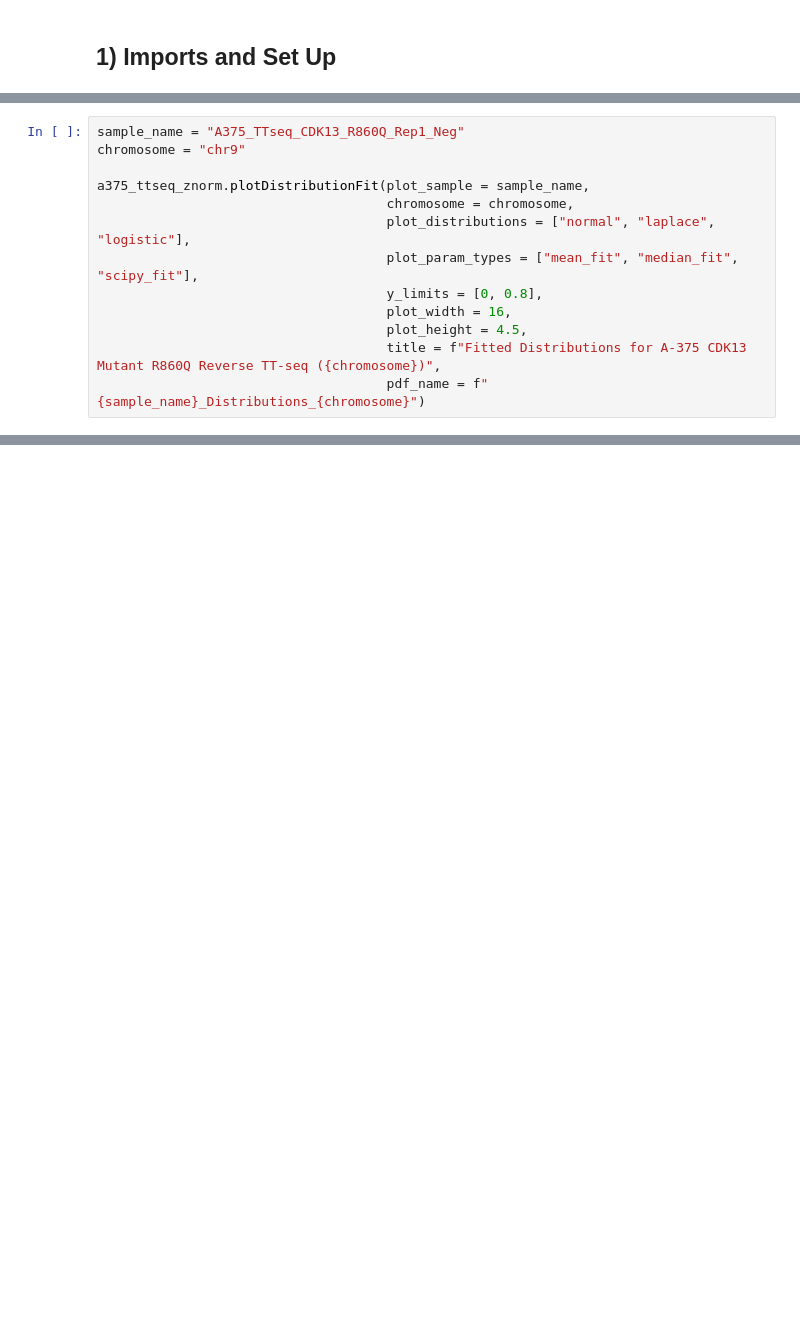
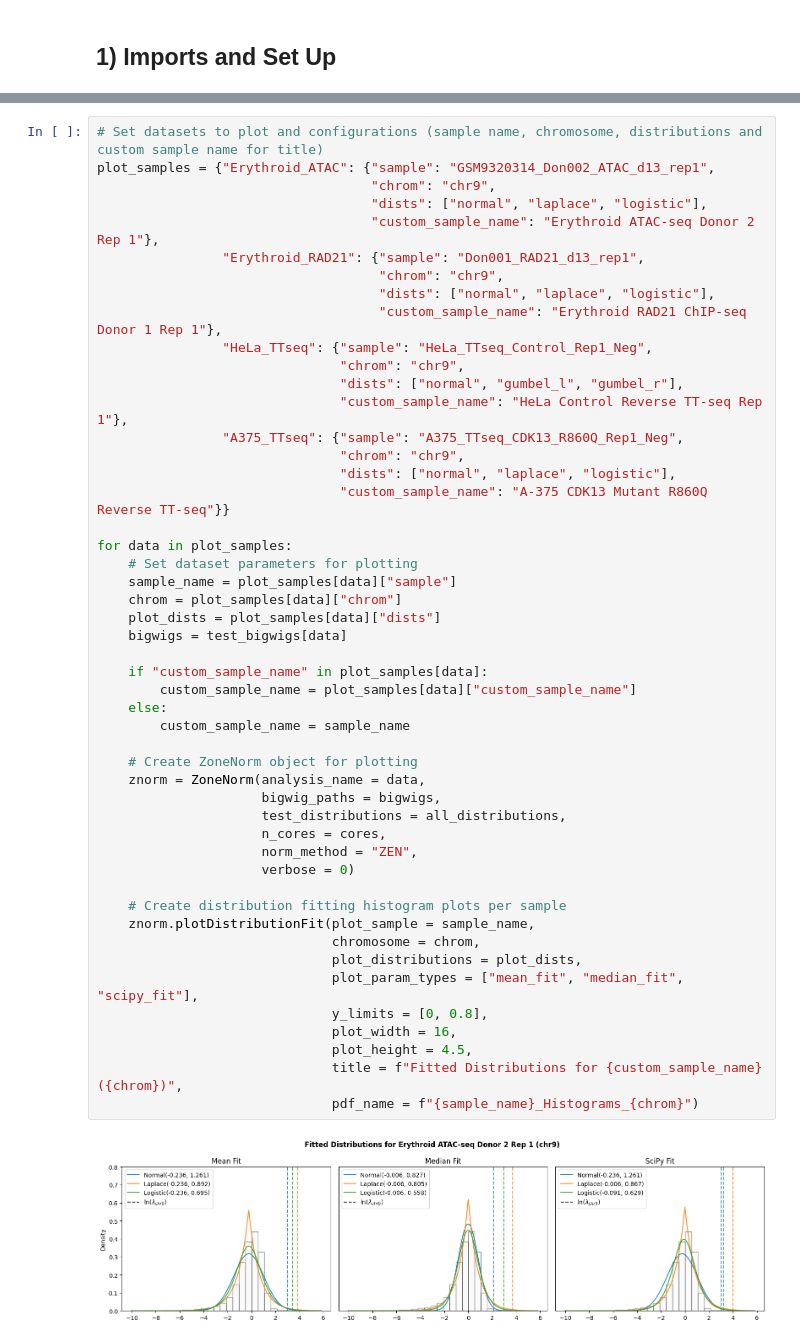
Before and after one commit to Genome-Function-Initiative-Oxford/Zone-Equalisation-Normalisation, a Jupyter notebook: tutorials/supplementary_figures/Supplementary_Figures.ipynb, the cells around one changed output, grey strips where cells are left out. Drawn from its saved outputs; the diff is of its cells as text; blank space fills up the shorter version.

```diff
--- a/tutorials/supplementary_figures/Supplementary_Figures.ipynb
+++ b/tutorials/supplementary_figures/Supplementary_Figures.ipynb
@@ -170,13 +241,0 @@ Create histrograms of signal and fitted distributions for the A-375 ATAC-seq.
-# %%
-sample_name = "A375_TTseq_CDK13_R860Q_Rep1_Neg"
-chromosome = "chr9"
-
-a375_ttseq_znorm.plotDistributionFit(plot_sample = sample_name,
-                                     chromosome = chromosome,
-                                     plot_distributions = ["normal", "laplace", "logistic"],
-                                     plot_param_types = ["mean_fit", "median_fit", "scipy_fit"],
-                                     y_limits = [0, 0.8],
-                                     plot_width = 16,
-                                     plot_height = 4.5,
-                                     title = f"Fitted Distributions for A-375 CDK13 Mutant R860Q Reverse TT-seq ({chromosome})",
-                                     pdf_name = f"{sample_name}_Distributions_{chromosome}")
@@ -184,0 +245,51 @@ a375_ttseq_znorm.plotDistributionFit(plot_sample = sample_name,
+# %%
+# Set datasets to plot and configurations (sample name, chromosome, distributions and custom sample name for title)
+plot_samples = {"Erythroid_ATAC": {"sample": "GSM9320314_Don002_ATAC_d13_rep1",
+                                   "chrom": "chr9",
+                                   "dists": ["normal", "laplace", "logistic"],
+                                   "custom_sample_name": "Erythroid ATAC-seq Donor 2 Rep 1"},
+                "Erythroid_RAD21": {"sample": "Don001_RAD21_d13_rep1",
+                                    "chrom": "chr9",
+                                    "dists": ["normal", "laplace", "logistic"],
+                                    "custom_sample_name": "Erythroid RAD21 ChIP-seq Donor 1 Rep 1"},
+                "HeLa_TTseq": {"sample": "HeLa_TTseq_Control_Rep1_Neg",
+                               "chrom": "chr9",
+                               "dists": ["normal", "gumbel_l", "gumbel_r"],
+                               "custom_sample_name": "HeLa Control Reverse TT-seq Rep 1"},
+                "A375_TTseq": {"sample": "A375_TTseq_CDK13_R860Q_Rep1_Neg",
+                               "chrom": "chr9",
+                               "dists": ["normal", "laplace", "logistic"],
+                               "custom_sample_name": "A-375 CDK13 Mutant R860Q Reverse TT-seq"}}
+
+for data in plot_samples:
+    # Set dataset parameters for plotting
+    sample_name = plot_samples[data]["sample"]
+    chrom = plot_samples[data]["chrom"]
+    plot_dists = plot_samples[data]["dists"]
+    bigwigs = test_bigwigs[data]
+
+    if "custom_sample_name" in plot_samples[data]:
+        custom_sample_name = plot_samples[data]["custom_sample_name"]
+    else:
+        custom_sample_name = sample_name
+
+    # Create ZoneNorm object for plotting
+    znorm = ZoneNorm(analysis_name = data,
+                     bigwig_paths = bigwigs,
+                     test_distributions = all_distributions,
+                     n_cores = cores,
+                     norm_method = "ZEN",
+                     verbose = 0)
+
+    # Create distribution fitting histogram plots per sample
+    znorm.plotDistributionFit(plot_sample = sample_name,
+                              chromosome = chrom,
+                              plot_distributions = plot_dists,
+                              plot_param_types = ["mean_fit", "median_fit", "scipy_fit"],
+                              y_limits = [0, 0.8],
+                              plot_width = 16,
+                              plot_height = 4.5,
+                              title = f"Fitted Distributions for {custom_sample_name} ({chrom})",
+                              pdf_name = f"{sample_name}_Histograms_{chrom}")
+# %% [output]
+[figure, added]
```
Also changed, not shown: parts of 64 cells of this notebook, 25 other files.
